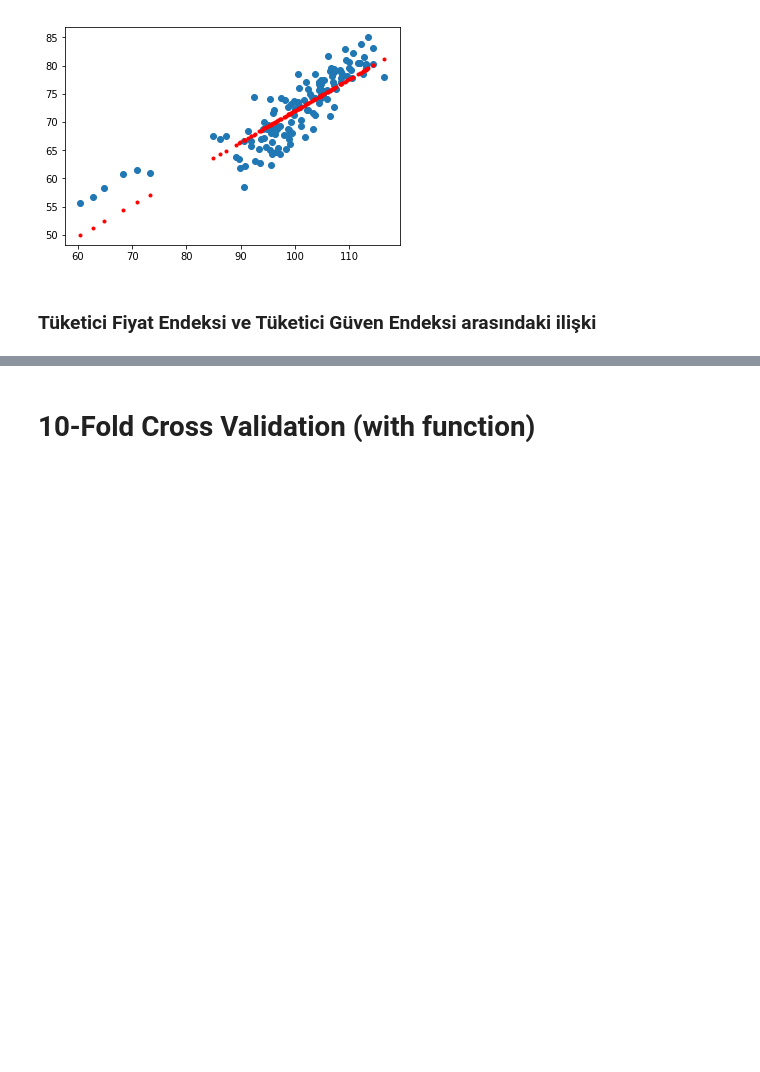
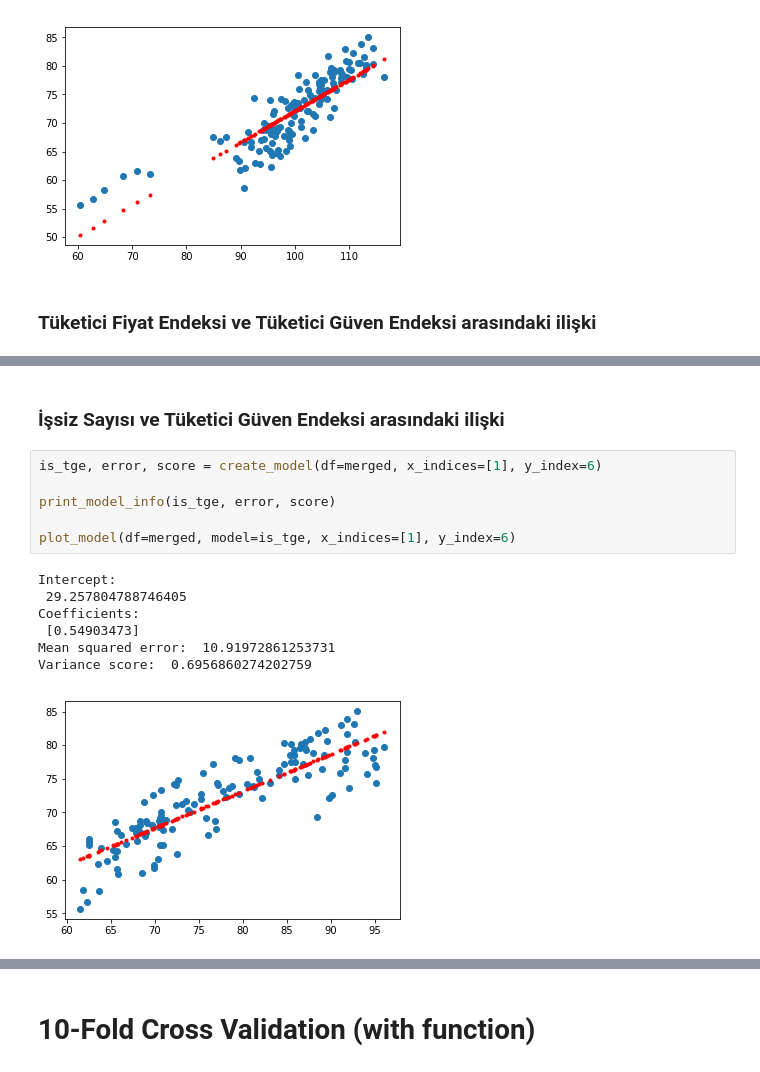
Before and after one commit to beratgumus/ConsumerConfidenceIndexEstimation, a Jupyter notebook: Proje2.ipynb, the cells around one changed output, grey strips where cells are left out. Cells and saved outputs as stored; diff of their text form; blank space fills up the shorter version.

Commit message:
added more graphs on each factor

```diff
--- a/Proje2.ipynb
+++ b/Proje2.ipynb
@@ -387,0 +388,16 @@ Variance score:  -0.036303519489293945
+# %% [markdown]
+### İşsiz Sayısı ve Tüketici Güven Endeksi arasındaki ilişki
+# %%
+is_tge, error, score = create_model(df=merged, x_indices=[1], y_index=6)
+
+print_model_info(is_tge, error, score)
+
+plot_model(df=merged, model=is_tge, x_indices=[1], y_index=6)
+# %% [output]
+Intercept:
+ 29.257804788746405
+Coefficients:
+ [0.54903473]
+Mean squared error:  10.91972861253731
+Variance score:  0.6956860274202759
+[figure, added]
```
Also changed, not shown: parts of 10 cells of this notebook.
